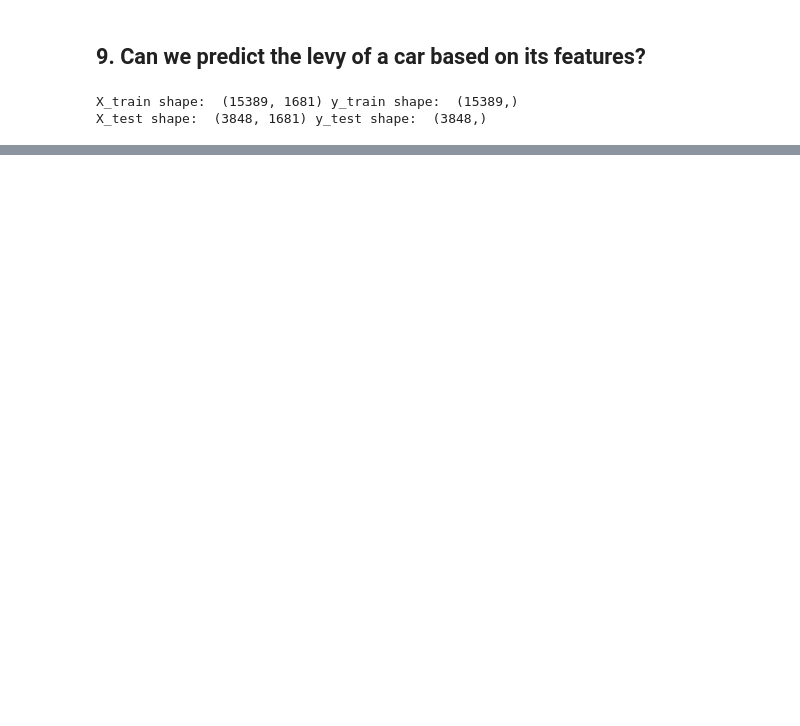
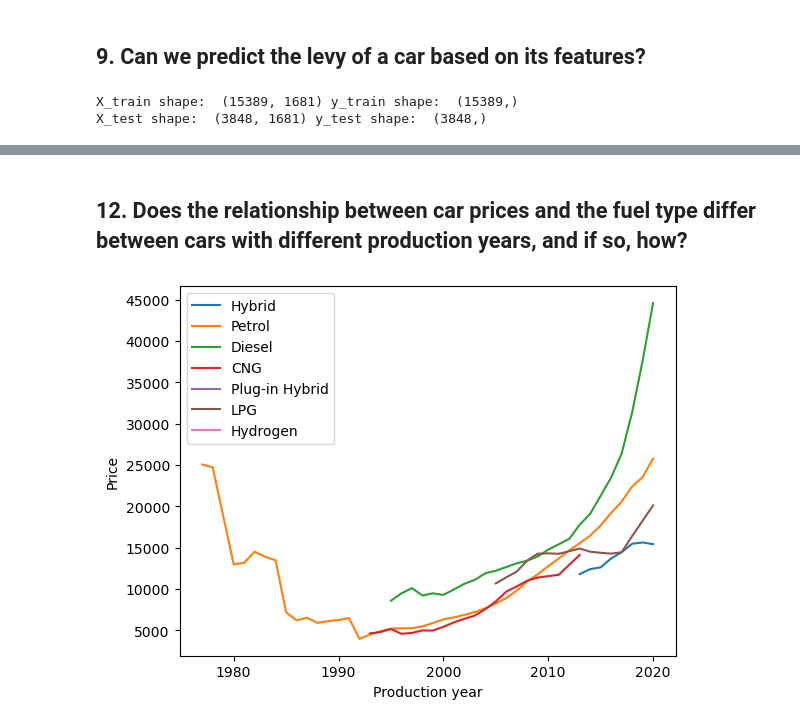
Before and after one commit to BishoyAtef/DS_Project, a Jupyter notebook: data_cleaning.ipynb, the cells around one changed output, grey strips where cells are left out. Cells and saved outputs as stored; diff of their text form; code cells hidden in the pictures; blank space fills up the shorter version.

```diff
--- a/data_cleaning.ipynb
+++ b/data_cleaning.ipynb
@@ -777,0 +818,21 @@ Accuracy:  0.7765424263213692
+# %% [markdown]
+## 12. Does the relationship between car prices and the fuel type differ between cars with different production years, and if so, how?
+# %%
+# 12. Does the relationship between car prices and the fuel type differ between cars with different production years, and if so, how?
+
+for fuel in df['Fuel type'].unique():
+    df_fuel = df[df['Fuel type']==fuel]
+    plt.plot(df_fuel.groupby('Prod. year')['Price'].mean().rolling(10).mean(), label=fuel)
+
+plt.xlabel('Production year')
+plt.ylabel('Price')
+plt.legend()
+plt.show()
+
+# answer: Yes, the relationship between car prices and the fuel type differs between cars with different production years
+# before 2000, the relationship between car prices and the fuel type is positive for all fuel types
+# this is because before 2000, the only fuel types available were diesel and petrol, and diesel cars were more expensive than petrol cars
+# after 2000, the relationship between car prices and the fuel type is negative for diesel cars and positive for petrol cars
+# this is because after 2000, the electric cars were introduced, and they were more expensive than diesel cars
+# %% [output]
+[figure, added]
```
Also changed, not shown: parts of 11 cells of this notebook.
